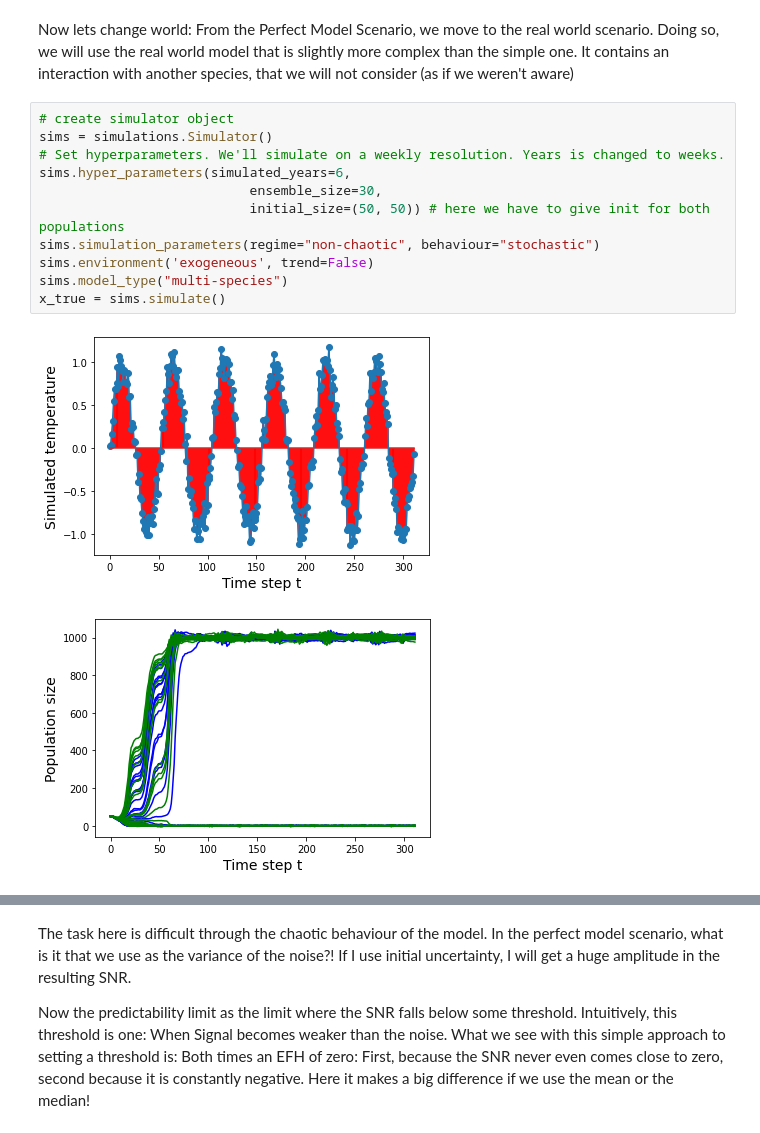
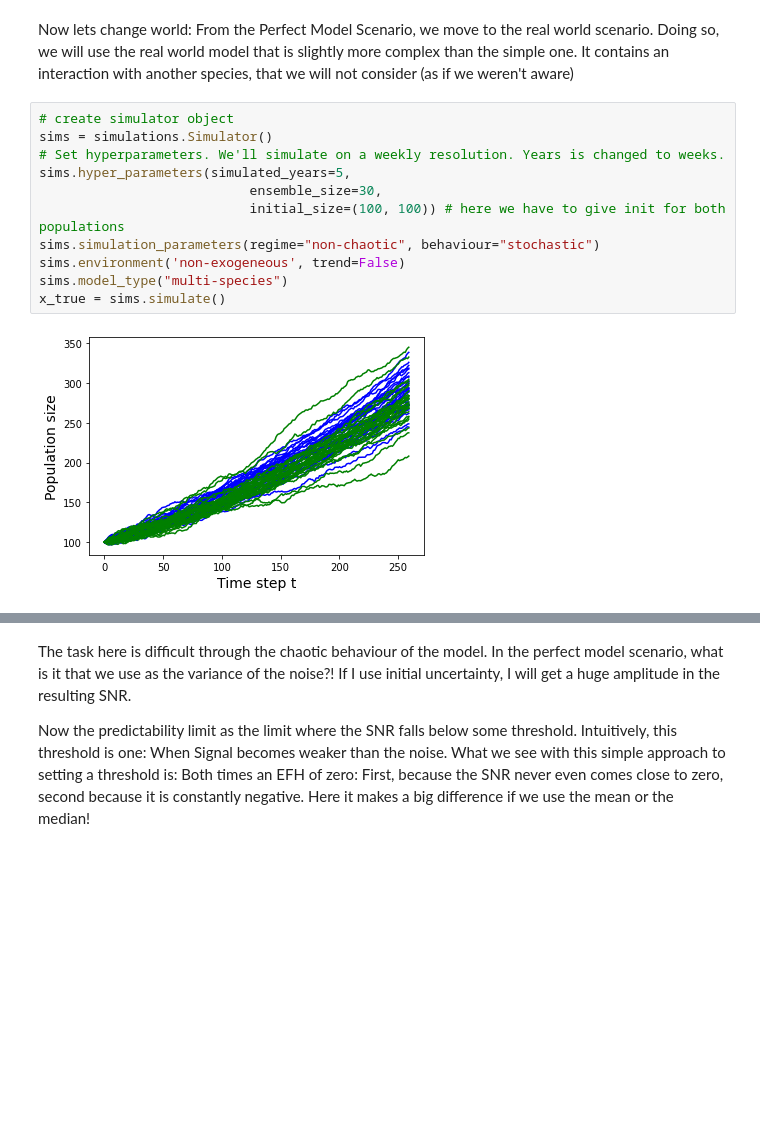
Before and after one commit to MWesselkamp/Ricker, a Jupyter notebook: signal_noise_ratio.ipynb, the cells around one changed output, grey strips where cells are left out. Saved outputs shown, nothing was run; the diff lists cells and outputs as text; blank space fills up the shorter version.

```diff
--- a/signal_noise_ratio.ipynb
+++ b/signal_noise_ratio.ipynb
@@ -107,17 +127,16 @@ Now lets change world: From the Perfect Model Scenario, we move to the real worl
 # %%
 # create simulator object
 sims = simulations.Simulator()
 # Set hyperparameters. We'll simulate on a weekly resolution. Years is changed to weeks.
-sims.hyper_parameters(simulated_years=6,
+sims.hyper_parameters(simulated_years=5,
                            ensemble_size=30,
-                           initial_size=(50, 50)) # here we have to give init for both populations
+                           initial_size=(100, 100)) # here we have to give init for both populations
 sims.simulation_parameters(regime="non-chaotic", behaviour="stochastic")
-sims.environment('exogeneous', trend=False)
+sims.environment('non-exogeneous', trend=False)
 sims.model_type("multi-species")
 x_true = sims.simulate()
 # %% [output]
-[figure, old version]
+[figure, new version]
-[figure, removed]
 # %%
 # We only use the data from one species, this is our real world data.
 x_true = x_true[:,:,0]#.reshape(sims.hp['iterations'])
```
Also changed, not shown: parts of 7 cells of this notebook, 3 other files.
